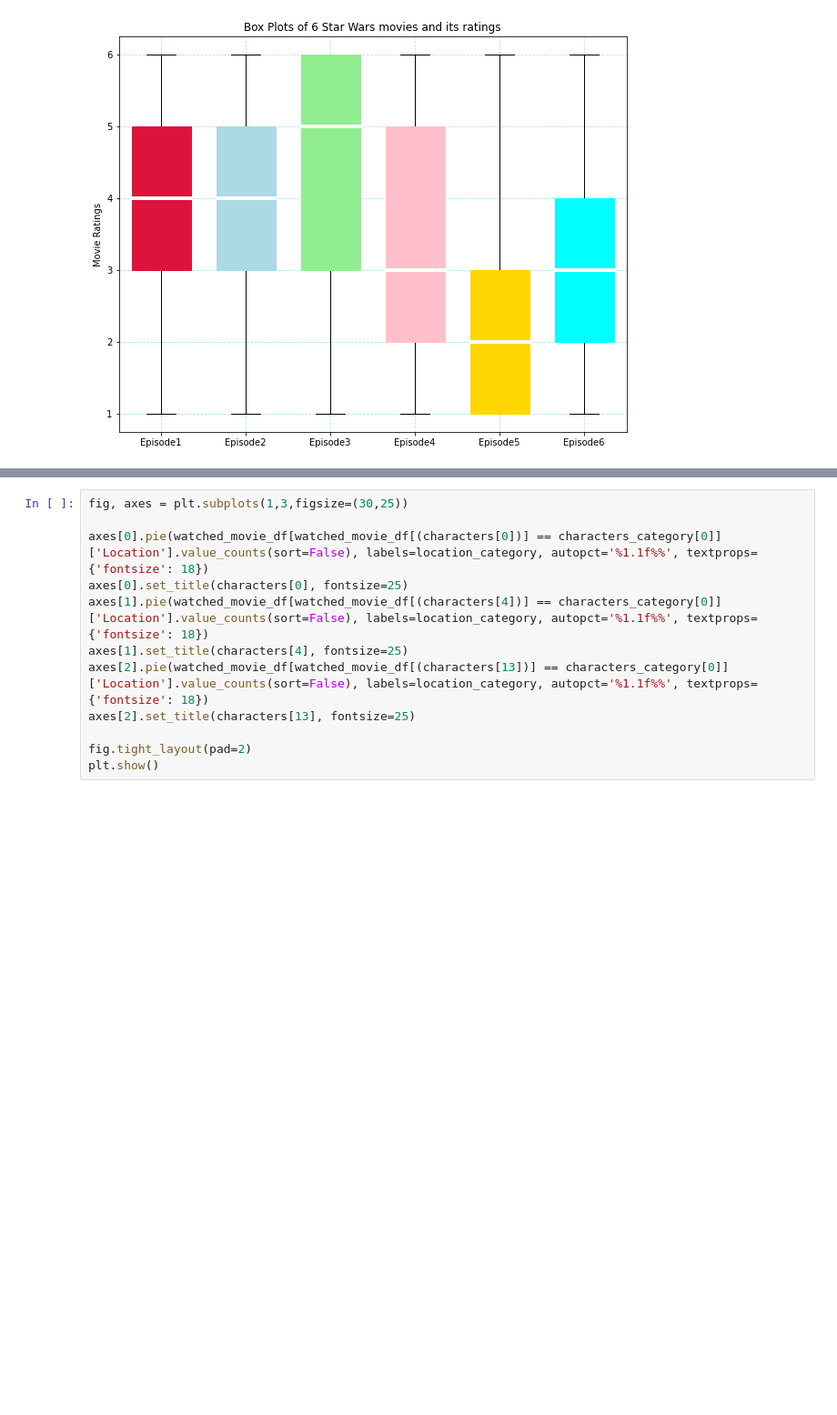
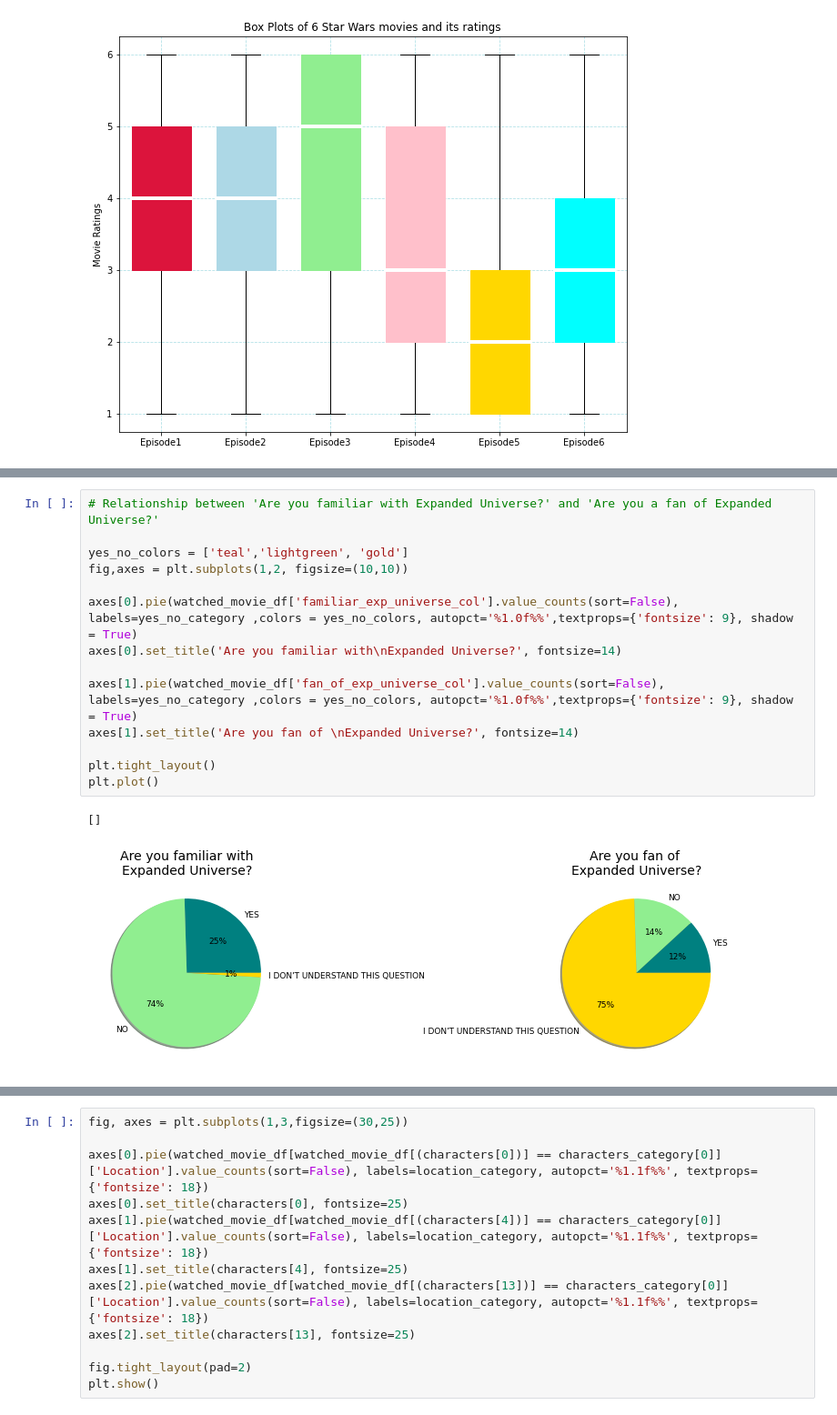
Before and after one commit to khushbuupatel/StarWarsEDA, a Jupyter notebook: Assignment1.ipynb, the cells around one changed output, grey strips where cells are left out. Shown: that part at 91% size. Cells and saved outputs as stored; diff of their text form; blank space fills up the shorter version.

```diff
--- a/Assignment1.ipynb
+++ b/Assignment1.ipynb
@@ -306,4 +314,21 @@ fig.tight_layout(pad=0.7)
 plt.show()
 # %% [output]
 [figure]
+# %%
+# Relationship between 'Are you familiar with Expanded Universe?' and 'Are you a fan of Expanded Universe?'
+
+yes_no_colors = ['teal','lightgreen', 'gold']
+fig,axes = plt.subplots(1,2, figsize=(10,10))
+
+axes[0].pie(watched_movie_df['familiar_exp_universe_col'].value_counts(sort=False), labels=yes_no_category ,colors = yes_no_colors, autopct='%1.0f%%',textprops={'fontsize': 9}, shadow = True)
+axes[0].set_title('Are you familiar with\nExpanded Universe?', fontsize=14)
+
+axes[1].pie(watched_movie_df['fan_of_exp_universe_col'].value_counts(sort=False), labels=yes_no_category ,colors = yes_no_colors, autopct='%1.0f%%',textprops={'fontsize': 9}, shadow = True)
+axes[1].set_title('Are you fan of \nExpanded Universe?', fontsize=14)
+
+plt.tight_layout()
+plt.plot()
+# %% [output]
+[]
+[figure, added]
 # %%
```
Also changed, not shown: parts of 10 cells of this notebook.
